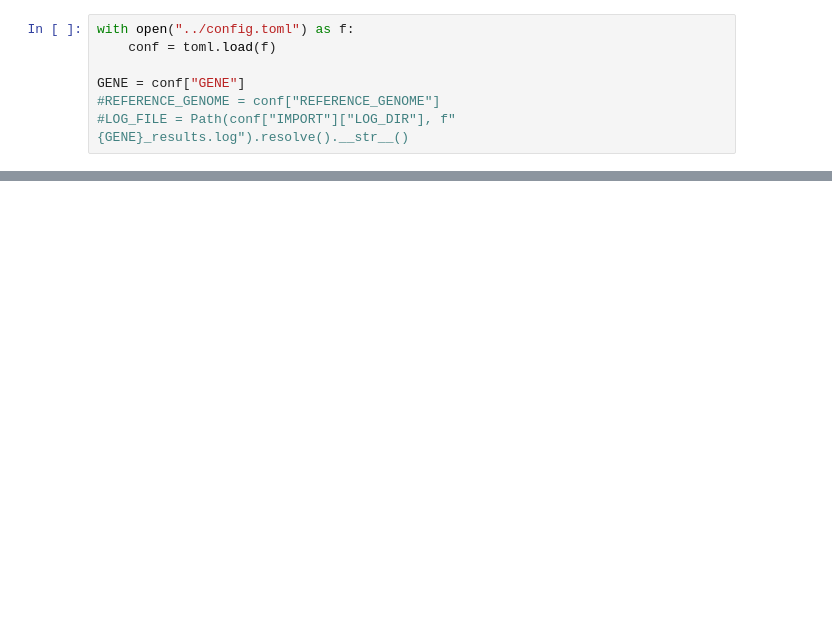
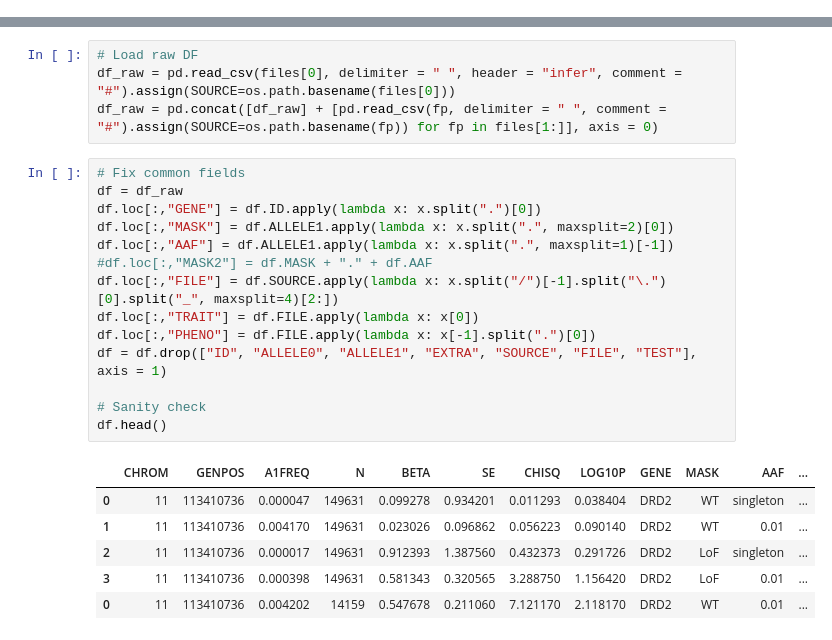
Before and after one commit to HauserGroup/gogoGPCR, a Jupyter notebook: notebooks/3_process_results.ipynb, the cells around one changed output, grey strips where cells are left out. Cells and saved outputs as stored; diff of their text form; blank space fills up the shorter version.

Commit message:
fixed process results

```diff
--- a/notebooks/3_process_results.ipynb
+++ b/notebooks/3_process_results.ipynb
@@ -28,7 +26,0 @@ from pathlib import Path
-# %%
-with open("../config.toml") as f:
-    conf = toml.load(f)
-
-GENE = conf["GENE"]
-#REFERENCE_GENOME = conf["REFERENCE_GENOME"]
-#LOG_FILE = Path(conf["IMPORT"]["LOG_DIR"], f"{GENE}_results.log").resolve().__str__()
@@ -40,0 +56,25 @@ spark = pyspark.sql.SparkSession(sc)
+# %%
+# Load raw DF
+df_raw = pd.read_csv(files[0], delimiter = " ", header = "infer", comment = "#").assign(SOURCE=os.path.basename(files[0]))
+df_raw = pd.concat([df_raw] + [pd.read_csv(fp, delimiter = " ", comment = "#").assign(SOURCE=os.path.basename(fp)) for fp in files[1:]], axis = 0)
+# %%
+# Fix common fields
+df = df_raw
+df.loc[:,"GENE"] = df.ID.apply(lambda x: x.split(".")[0])
+df.loc[:,"MASK"] = df.ALLELE1.apply(lambda x: x.split(".", maxsplit=2)[0])
+df.loc[:,"AAF"] = df.ALLELE1.apply(lambda x: x.split(".", maxsplit=1)[-1])
+#df.loc[:,"MASK2"] = df.MASK + "." + df.AAF
+df.loc[:,"FILE"] = df.SOURCE.apply(lambda x: x.split("/")[-1].split("\.")[0].split("_", maxsplit=4)[2:])
+df.loc[:,"TRAIT"] = df.FILE.apply(lambda x: x[0])
+df.loc[:,"PHENO"] = df.FILE.apply(lambda x: x[-1].split(".")[0])
+df = df.drop(["ID", "ALLELE0", "ALLELE1", "EXTRA", "SOURCE", "FILE", "TEST"], axis = 1)
+
+# Sanity check
+df.head()
+# %% [output]
+|  | CHROM | GENPOS | A1FREQ | N | BETA | SE | CHISQ | LOG10P | GENE | MASK | AAF | ... |
+| 0 | 11 | 113410736 | 0.000047 | 149631 | 0.099278 | 0.934201 | 0.011293 | 0.038404 | DRD2 | WT | singleton | ... |
+| 1 | 11 | 113410736 | 0.004170 | 149631 | 0.023026 | 0.096862 | 0.056223 | 0.090140 | DRD2 | WT | 0.01 | ... |
+| 2 | 11 | 113410736 | 0.000017 | 149631 | 0.912393 | 1.387560 | 0.432373 | 0.291726 | DRD2 | LoF | singleton | ... |
+| 3 | 11 | 113410736 | 0.000398 | 149631 | 0.581343 | 0.320565 | 3.288750 | 1.156420 | DRD2 | LoF | 0.01 | ... |
+| 0 | 11 | 113410736 | 0.004202 | 14159 | 0.547678 | 0.211060 | 7.121170 | 2.118170 | DRD2 | WT | 0.01 | ... |
```
Also changed, not shown: parts of 17 cells of this notebook, 7 other files.
